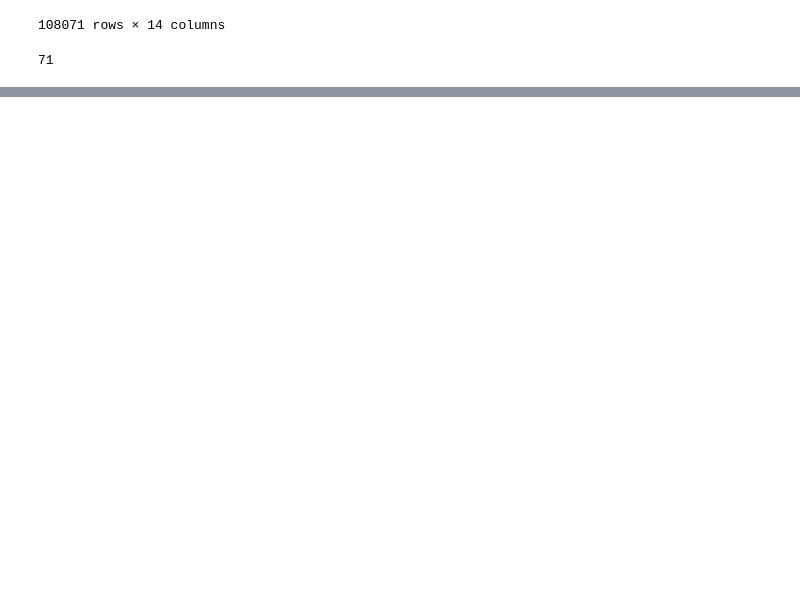
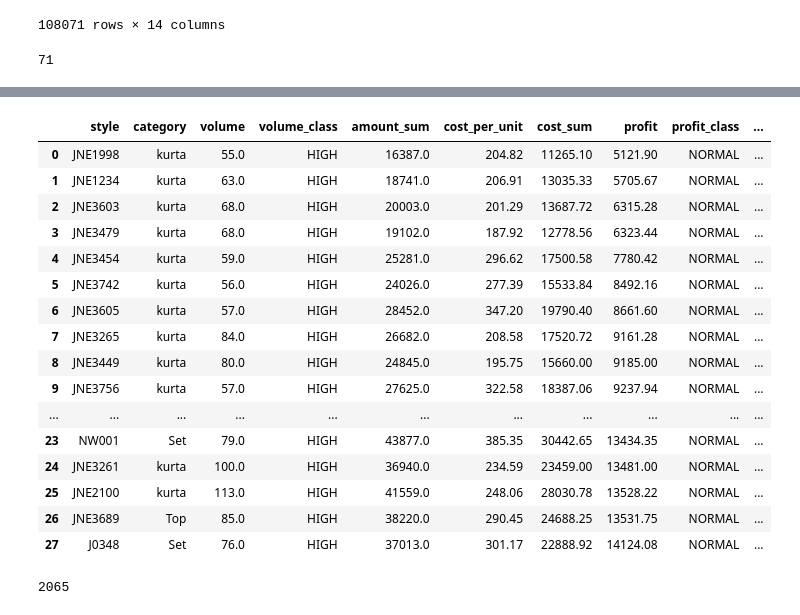
Before and after one commit to PiotrPeterKalbarczyk/ecommerce_profitability_project, a Jupyter notebook: notebooks/Analysis.ipynb, the cells around one changed output, grey strips where cells are left out. Cells and saved outputs as stored; diff of their text form; code cells hidden in the pictures; blank space fills up the shorter version.

```diff
--- a/notebooks/Analysis.ipynb
+++ b/notebooks/Analysis.ipynb
@@ -208,0 +222,3 @@ ecommerce_A_data.to_sql(
+# %%
+url = f'postgresql://{pg_user}:{pg_pass}@{pg_host}:{pg_port}/{pg_db}'
+engine= create_engine(url=url, echo = False)
@@ -208,0 +342,21 @@ ecommerce_A_data.to_sql(
+# %%
+amazon_risky_products = pd.read_sql(text("SELECT * FROM amazon_high_volume_low_margin"), con=engine)
+amazon_risky_products
+# %% [output]
+|  | style | category | volume | volume_class | amount_sum | cost_per_unit | cost_sum | profit | profit_class | ... |
+| 0 | JNE1998 | kurta | 55.0 | HIGH | 16387.0 | 204.82 | 11265.10 | 5121.90 | NORMAL | ... |
+| 1 | JNE1234 | kurta | 63.0 | HIGH | 18741.0 | 206.91 | 13035.33 | 5705.67 | NORMAL | ... |
+| 2 | JNE3603 | kurta | 68.0 | HIGH | 20003.0 | 201.29 | 13687.72 | 6315.28 | NORMAL | ... |
+| 3 | JNE3479 | kurta | 68.0 | HIGH | 19102.0 | 187.92 | 12778.56 | 6323.44 | NORMAL | ... |
+| 4 | JNE3454 | kurta | 59.0 | HIGH | 25281.0 | 296.62 | 17500.58 | 7780.42 | NORMAL | ... |
+| 5 | JNE3742 | kurta | 56.0 | HIGH | 24026.0 | 277.39 | 15533.84 | 8492.16 | NORMAL | ... |
+| 6 | JNE3605 | kurta | 57.0 | HIGH | 28452.0 | 347.20 | 19790.40 | 8661.60 | NORMAL | ... |
+| 7 | JNE3265 | kurta | 84.0 | HIGH | 26682.0 | 208.58 | 17520.72 | 9161.28 | NORMAL | ... |
+| 8 | JNE3449 | kurta | 80.0 | HIGH | 24845.0 | 195.75 | 15660.00 | 9185.00 | NORMAL | ... |
+| 9 | JNE3756 | kurta | 57.0 | HIGH | 27625.0 | 322.58 | 18387.06 | 9237.94 | NORMAL | ... |
+| ... | ... | ... | ... | ... | ... | ... | ... | ... | ... | ... |
+| 23 | NW001 | Set | 79.0 | HIGH | 43877.0 | 385.35 | 30442.65 | 13434.35 | NORMAL | ... |
+| 24 | JNE3261 | kurta | 100.0 | HIGH | 36940.0 | 234.59 | 23459.00 | 13481.00 | NORMAL | ... |
+| 25 | JNE2100 | kurta | 113.0 | HIGH | 41559.0 | 248.06 | 28030.78 | 13528.22 | NORMAL | ... |
+| 26 | JNE3689 | Top | 85.0 | HIGH | 38220.0 | 290.45 | 24688.25 | 13531.75 | NORMAL | ... |
+| 27 | J0348 | Set | 76.0 | HIGH | 37013.0 | 301.17 | 22888.92 | 14124.08 | NORMAL | ... |
@@ -208,0 +384,5 @@ ecommerce_A_data.to_sql(
+# %%
+amazon_promotions = amazon_risky_products_full['promotion_ids'].value_counts().reset_index()
+len(amazon_risky_products_full)
+# %% [output]
+2065
```
Also changed, not shown: parts of 20 cells of this notebook, 8 other files.
